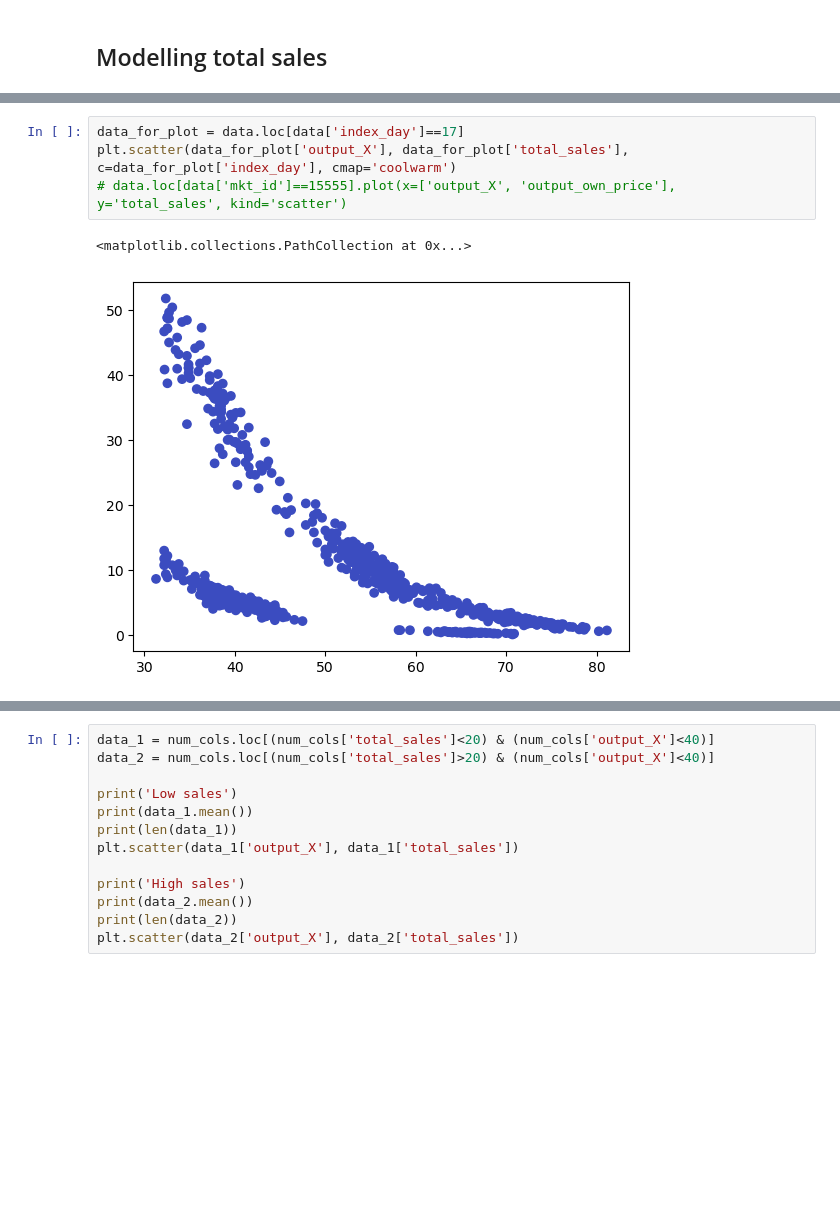
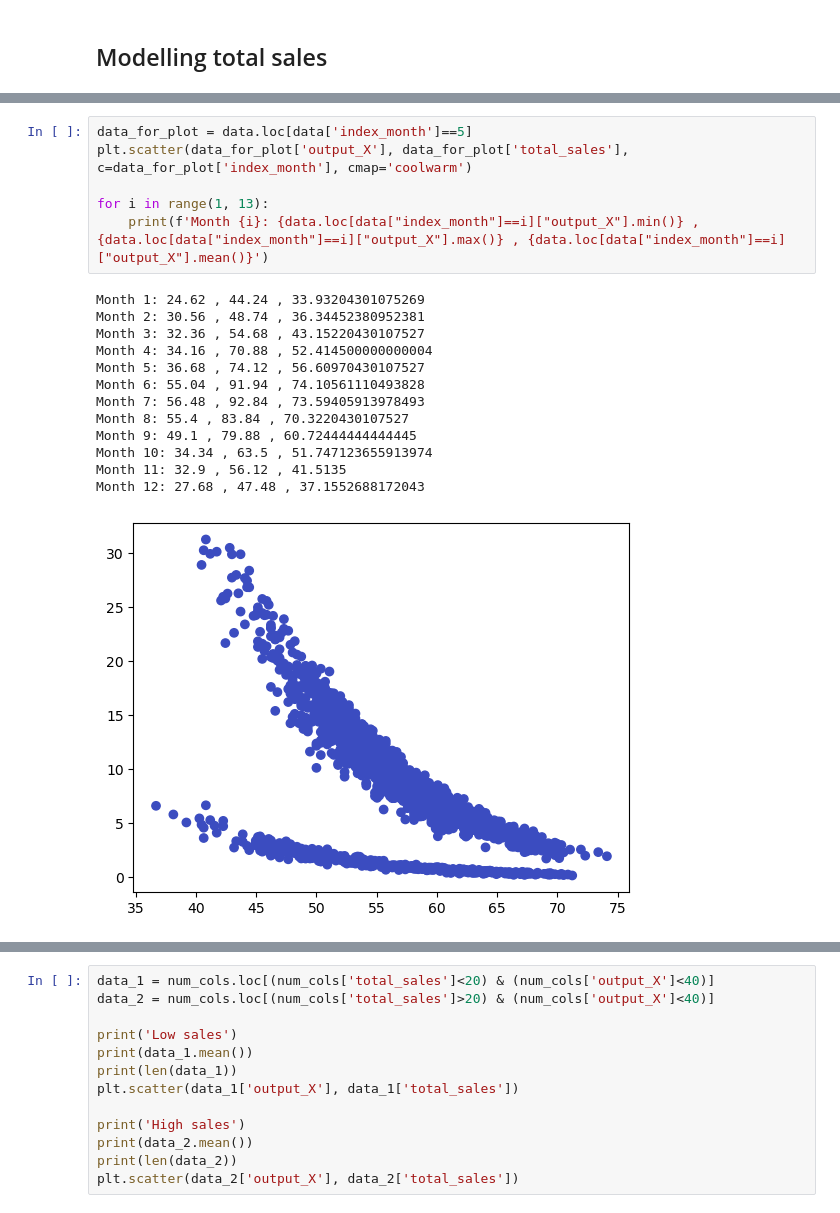
Before and after one commit to Vileh/UCL_Pricing_Algorithm_Research_Study, a Jupyter notebook: eda.ipynb, the cells around one changed output, grey strips where cells are left out. Cells and saved outputs as stored; diff of their text form; blank space fills up the shorter version.

```diff
--- a/eda.ipynb
+++ b/eda.ipynb
@@ -56,7 +50,20 @@ array([-0.47368858, 14.9969087 ])
 # %%
-data_for_plot = data.loc[data['index_day']==17]
-plt.scatter(data_for_plot['output_X'], data_for_plot['total_sales'], c=data_for_plot['index_day'], cmap='coolwarm')
-# data.loc[data['mkt_id']==15555].plot(x=['output_X', 'output_own_price'], y='total_sales', kind='scatter')
+data_for_plot = data.loc[data['index_month']==5]
+plt.scatter(data_for_plot['output_X'], data_for_plot['total_sales'], c=data_for_plot['index_month'], cmap='coolwarm')
+
+for i in range(1, 13):
+    print(f'Month {i}: {data.loc[data["index_month"]==i]["output_X"].min()} , {data.loc[data["index_month"]==i]["output_X"].max()} , {data.loc[data["index_month"]==i]["output_X"].mean()}')
 # %% [output]
-<matplotlib.collections.PathCollection at 0x...>
+Month 1: 24.62 , 44.24 , 33.93204301075269
+Month 2: 30.56 , 48.74 , 36.34452380952381
+Month 3: 32.36 , 54.68 , 43.15220430107527
+Month 4: 34.16 , 70.88 , 52.414500000000004
+Month 5: 36.68 , 74.12 , 56.60970430107527
+Month 6: 55.04 , 91.94 , 74.10561110493828
+Month 7: 56.48 , 92.84 , 73.59405913978493
+Month 8: 55.4 , 83.84 , 70.3220430107527
+Month 9: 49.1 , 79.88 , 60.72444444444445
+Month 10: 34.34 , 63.5 , 51.747123655913974
+Month 11: 32.9 , 56.12 , 41.5135
+Month 12: 27.68 , 47.48 , 37.1552688172043
-[figure, old version]
+[figure, new version]
```
Also changed, not shown: parts of 18 cells of this notebook.
